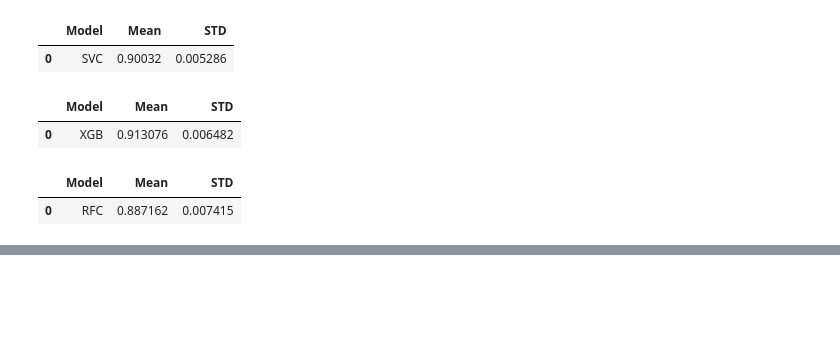
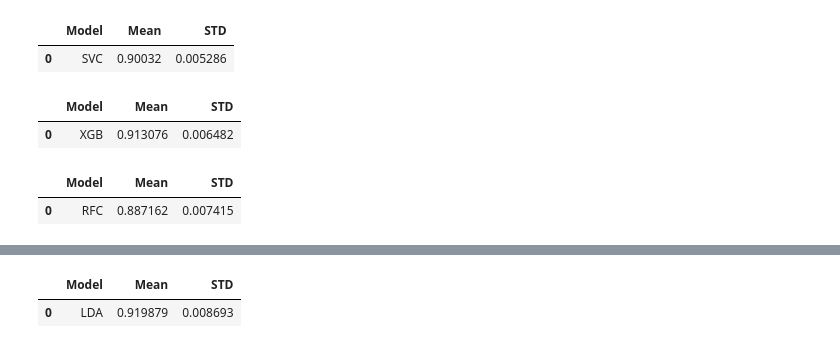
Before and after one commit to MaukanMir/Fake-News-Sentiment-Analysis-3, a Jupyter notebook: training.ipynb, the cells around one changed output, grey strips where cells are left out. Drawn from its saved outputs; the diff is of its cells as text; code cells hidden in the pictures; blank space fills up the shorter version.

Commit message:
added models

```diff
--- a/training.ipynb
+++ b/training.ipynb
@@ -355,0 +359,7 @@ testing_selected_models(names, models, features, y)
+# %%
+names = ['LDA']
+models = get_selected_models(names)
+testing_selected_models(names, models, features, y)
+# %% [output]
+|  | Model | Mean | STD |
+| 0 | LDA | 0.919879 | 0.008693 |
```
Also changed, not shown: parts of 1 cell of this notebook.
